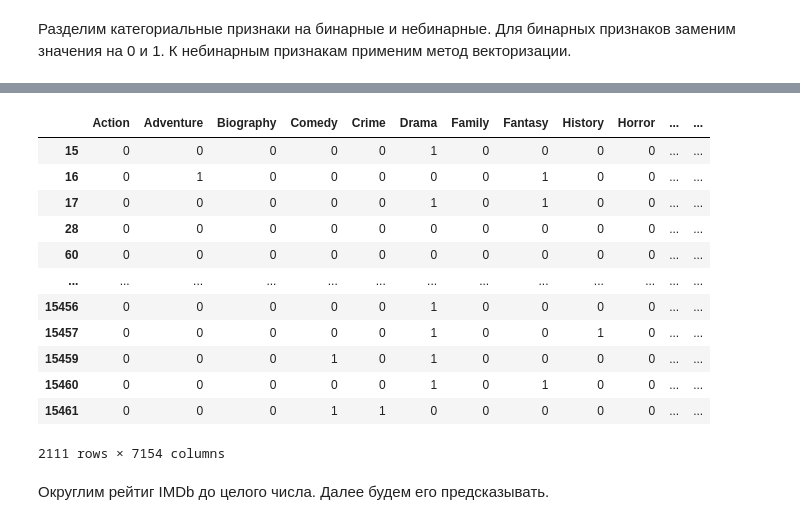
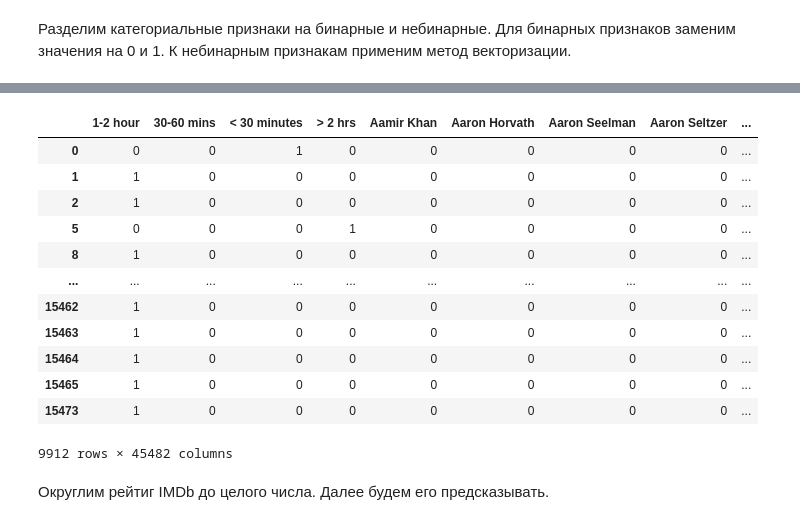
Before and after one commit to kcenia4010/MachineLearning, a Jupyter notebook: lab1.ipynb, the cells around one changed output, grey strips where cells are left out. Cells and saved outputs as stored; diff of their text form; code cells hidden in the pictures.

```diff
--- a/lab1.ipynb
+++ b/lab1.ipynb
@@ -144,0 +169,4 @@ memory usage: 494.8+ KB
+# %%
+data = data.drop(labels=["Rotten Tomatoes Score", "Metacritic Score", "Production House"], axis=1)
+data = data.dropna()
+data.info()
@@ -163,3 +206,0 @@ print(binary_columns)
-# %%
-data.loc[data['Trailer Site'] == 'Vimeo', 'Trailer Site'] = 0
-data.loc[data['Trailer Site'] == 'YouTube', 'Trailer Site'] = 1
@@ -170,0 +207,3 @@ Votes = pd.get_dummies(data['IMDb Votes'])
+# %%
+data.loc[data['Series or Movie'] == 'Series', 'Series or Movie'] = 0
+data.loc[data['Series or Movie'] == 'Movie', 'Series or Movie'] = 1
@@ -171,25 +221,28 @@ Votes = pd.get_dummies(data['IMDb Votes'])
 # %%
 Runtime = data['Runtime'].str.get_dummies()
 Director = data['Director'].str.get_dummies(",")
+View = data['View Rating'].str.get_dummies()
 Writer = data['Writer'].str.get_dummies(",")
-View = data['View Rating'].str.get_dummies()
+Actors = data['Actors'].str.get_dummies(",")
+Genre = data['Genre'].str.get_dummies(",")
+Languages = data['Languages'].str.get_dummies(",")
 # %%
-data_nonbinary = pd.concat((Genre, Languages, Country, Runtime, Director, Writer, View, Votes), axis = 1)
+data_nonbinary = pd.concat((Runtime, Director, View, Actors,Writer, Genre, Languages), axis = 1)
 data_nonbinary
 # %% [output]
-|  | Action | Adventure | Biography | Comedy | Crime | Drama | Family | Fantasy | History | Horror | ... | ... |
-| 15 | 0 | 0 | 0 | 0 | 0 | 1 | 0 | 0 | 0 | 0 | ... | ... |
-| 16 | 0 | 1 | 0 | 0 | 0 | 0 | 0 | 1 | 0 | 0 | ... | ... |
-| 17 | 0 | 0 | 0 | 0 | 0 | 1 | 0 | 1 | 0 | 0 | ... | ... |
-| 28 | 0 | 0 | 0 | 0 | 0 | 0 | 0 | 0 | 0 | 0 | ... | ... |
-| 60 | 0 | 0 | 0 | 0 | 0 | 0 | 0 | 0 | 0 | 0 | ... | ... |
-| ... | ... | ... | ... | ... | ... | ... | ... | ... | ... | ... | ... | ... |
-| 15456 | 0 | 0 | 0 | 0 | 0 | 1 | 0 | 0 | 0 | 0 | ... | ... |
-| 15457 | 0 | 0 | 0 | 0 | 0 | 1 | 0 | 0 | 1 | 0 | ... | ... |
-| 15459 | 0 | 0 | 0 | 1 | 0 | 1 | 0 | 0 | 0 | 0 | ... | ... |
-| 15460 | 0 | 0 | 0 | 0 | 0 | 1 | 0 | 1 | 0 | 0 | ... | ... |
-| 15461 | 0 | 0 | 0 | 1 | 1 | 0 | 0 | 0 | 0 | 0 | ... | ... |
+|  | 1-2 hour | 30-60 mins | < 30 minutes | > 2 hrs | Aamir Khan | Aaron Horvath | Aaron Seelman | Aaron Seltzer | ... |
+| 0 | 0 | 0 | 1 | 0 | 0 | 0 | 0 | 0 | ... |
+| 1 | 1 | 0 | 0 | 0 | 0 | 0 | 0 | 0 | ... |
+| 2 | 1 | 0 | 0 | 0 | 0 | 0 | 0 | 0 | ... |
+| 5 | 0 | 0 | 0 | 1 | 0 | 0 | 0 | 0 | ... |
+| 8 | 1 | 0 | 0 | 0 | 0 | 0 | 0 | 0 | ... |
+| ... | ... | ... | ... | ... | ... | ... | ... | ... | ... |
+| 15462 | 1 | 0 | 0 | 0 | 0 | 0 | 0 | 0 | ... |
+| 15463 | 1 | 0 | 0 | 0 | 0 | 0 | 0 | 0 | ... |
+| 15464 | 1 | 0 | 0 | 0 | 0 | 0 | 0 | 0 | ... |
+| 15465 | 1 | 0 | 0 | 0 | 0 | 0 | 0 | 0 | ... |
+| 15473 | 1 | 0 | 0 | 0 | 0 | 0 | 0 | 0 | ... |
-2111 rows × 7154 columns
+9912 rows × 45482 columns
 # %% [markdown]
 Округлим рейтиг IMDb до целого числа. Далее будем его предсказывать.
 # %%
```
Also changed, not shown: parts of 39 cells of this notebook.
